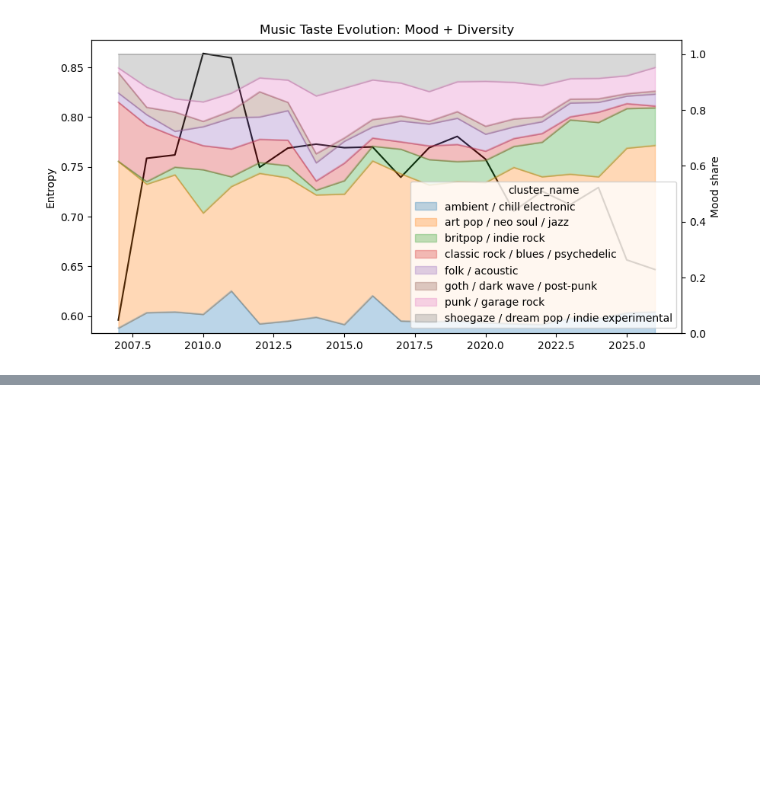
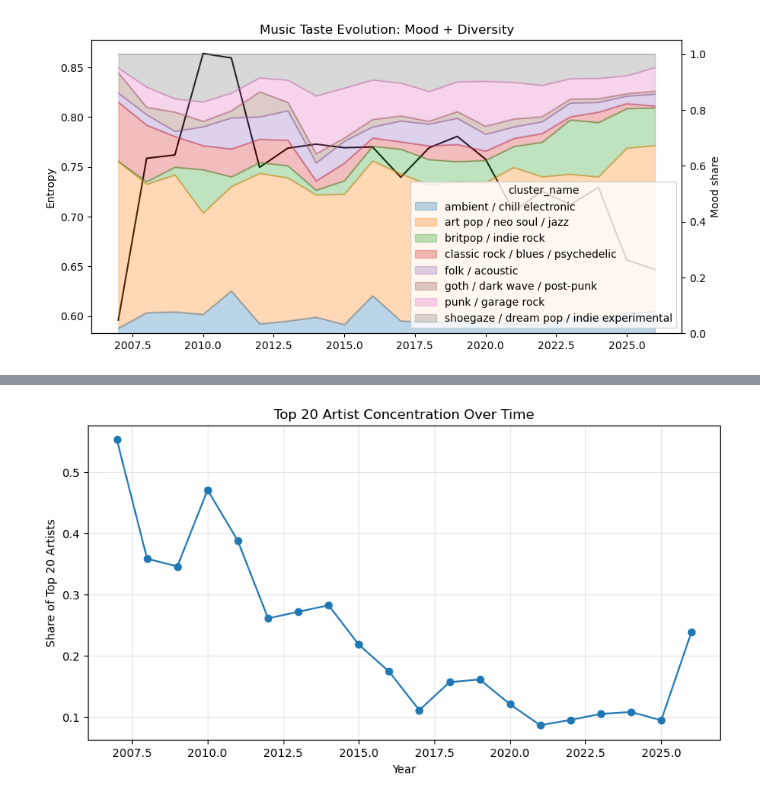
Before and after one commit to fredzell/music-mood-profiler, a Jupyter notebook: notebooks/06_lastfm_clusters_visualization_umap.ipynb, the cells around one changed output, grey strips where cells are left out. Saved outputs shown, nothing was run; the diff lists cells and outputs as text; code cells hidden in the pictures; blank space fills up the shorter version.

```diff
--- a/notebooks/06_lastfm_clusters_visualization_umap.ipynb
+++ b/notebooks/06_lastfm_clusters_visualization_umap.ipynb
@@ -235,0 +315,29 @@ plt.show()
+# %%
+# How many artists came back? Top 20 artists each year?
+
+def top20_share(group):
+    counts = group["artist_clean"].value_counts()
+    return counts.head(20).sum() / counts.sum()
+
+artist_concentration = (
+    model_df
+    .groupby("year_file")
+    .apply(top20_share)
+)
+
+plt.figure(figsize=(10,5))
+
+plt.plot(
+    artist_concentration.index,
+    artist_concentration.values,
+    marker="o"
+)
+
+plt.title("Top 20 Artist Concentration Over Time")
+plt.xlabel("Year")
+plt.ylabel("Share of Top 20 Artists")
+
+plt.grid(alpha=0.3)
+plt.show()
+# %% [output]
+[figure, added]
```
Also changed, not shown: parts of 19 cells of this notebook, 1 other file.
